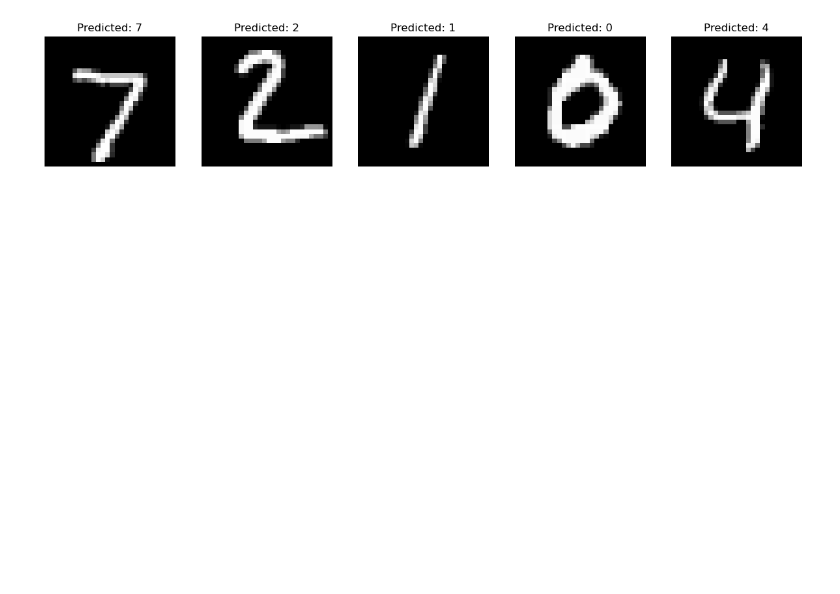
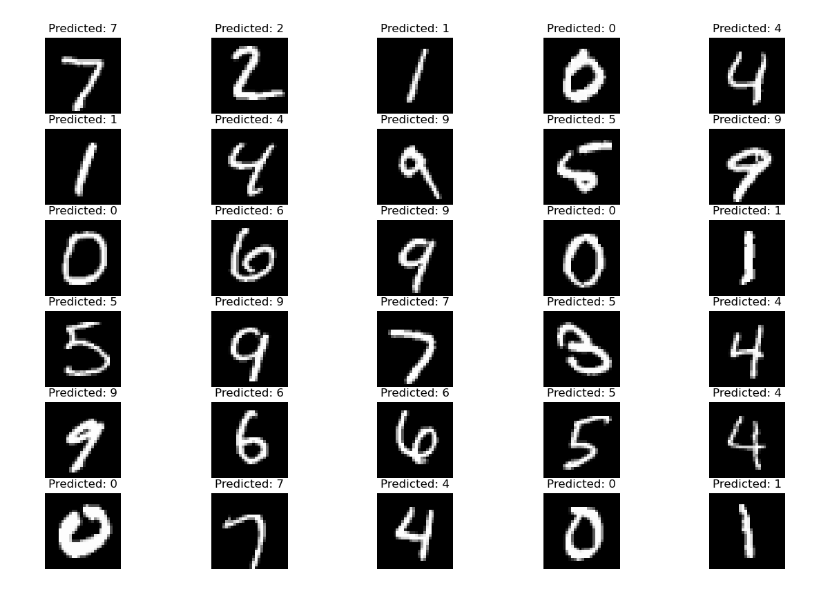
Before and after one commit to KarimaTaira/neural-network, a Jupyter notebook: ReseauNeur.ipynb, the cells around one changed output. Cells and saved outputs as stored; diff of their text form; code cells hidden in the pictures; blank space fills up the shorter version.

```diff
--- a/ReseauNeur.ipynb
+++ b/ReseauNeur.ipynb
@@ -36,8 +43,9 @@ Downloading data from https://storage.googleapis.com/tensorflow/tf-keras-dataset
 # %%
 # Train the model
-model.fit(x_train, y_train, epochs=5, batch_size=64, validation_data=(x_test, y_test))
+model.fit(x_train, y_train, epochs=10, batch_size=64, validation_data=(x_test, y_test))
 
-# Evaluate the model
+# metrics
 test_loss, test_acc = model.evaluate(x_test, y_test)
+print(f'Test loss: {test_loss}')
 print(f'Test accuracy: {test_acc}')
 # %% [output]
@@ -88,10 +138,19 @@ predicted_labels = tf.argmax(predictions, axis=1)
 # %%
+import matplotlib.pyplot as plt
+import numpy as np
+
+# Predict on some test samples
+predictions = model.predict(x_test[:30])
+predicted_labels = tf.argmax(predictions, axis=1)
+
 # Visualize the results
-fig, axes = plt.subplots(1, 5, figsize=(15, 3))
-for i in range(5):
-    axes[i].imshow(x_test[i].reshape(28, 28), cmap='gray')
-    axes[i].set_title(f'Predicted: {predicted_labels[i]}')
-    axes[i].axis('off')
+fig, axes = plt.subplots(6, 5, figsize=(15, 10))
+
+for i in range(30):
+    # Original image
+    axes[i // 5, i % 5].imshow(x_test[i].reshape(28, 28), cmap='gray')
+    axes[i // 5, i % 5].set_title(f'Predicted: {predicted_labels[i]}')
+    axes[i // 5, i % 5].axis('off')
 
 plt.show()
 # %% [output]
@@ -98 +158 @@ plt.show()
-[figure, old version]
+[figure, new version]
```
Also changed, not shown: parts of 19 cells of this notebook, 3 other files.
